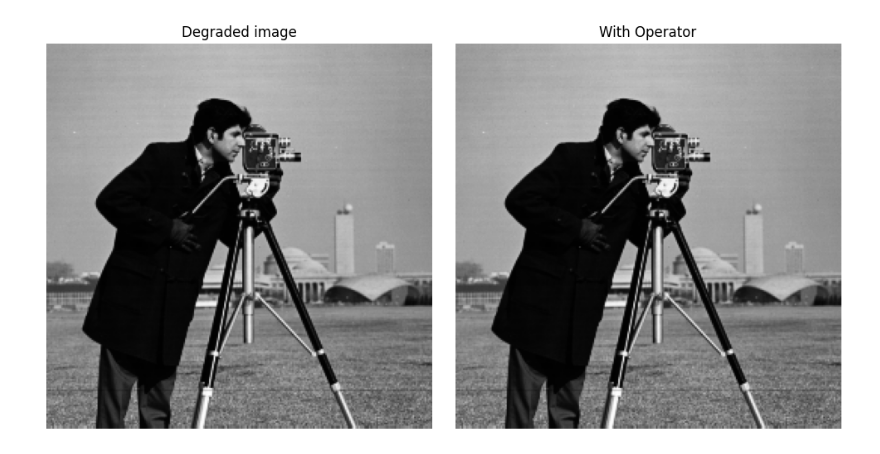
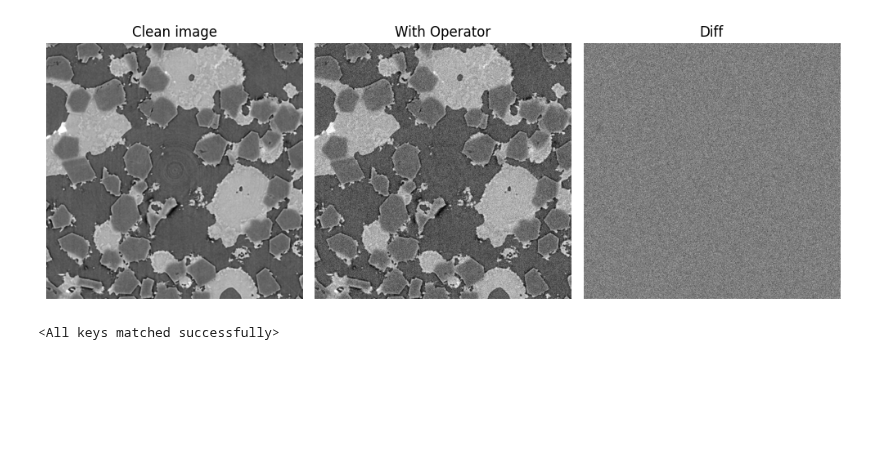
Before and after one commit to PaulBuechler-git/nf-for-inv-problems, a Jupyter notebook: notebooks/patch_nr_reconstruction.ipynb, the cells around one changed output. Drawn from its saved outputs; the diff is of its cells as text; code cells hidden in the pictures; blank space fills up the shorter version.

```diff
--- a/notebooks/patch_nr_reconstruction.ipynb
+++ b/notebooks/patch_nr_reconstruction.ipynb
@@ -26,21 +9,22 @@ blurred_image = operator(image.float())
+# %%
+mean=0
+std = 20
+operator = NoiseOperator(mean, std)
+# %%
+rec_image = FastPatchDataset('../data/material_pt_nr/test.png', 9).images[0]
+deg_rec_image = operator(rec_image)
 # %%
-# Create a figure with two subplots arranged horizontally
-fig, axes = plt.subplots(1, 2, figsize=(10, 5))
-
-# Display the first image on the left subplot
-axes[0].imshow(image.squeeze(), cmap='gray')
-axes[0].set_title('Degraded image')
+fig, axes = plt.subplots(1, 3, figsize=(10, 5))
+axes[0].imshow(rec_image.squeeze(), cmap='gray')
+axes[0].set_title('Clean image')
 axes[0].axis('off')
-
-# Display the second image on the right subplot
-axes[1].imshow(blurred_image.squeeze(), cmap='gray')
+axes[1].imshow(deg_rec_image.squeeze(), cmap='gray')
 axes[1].set_title(f'With Operator')
 axes[1].axis('off')
-
-# Adjust spacing between subplots
+axes[2].imshow((deg_rec_image-rec_image).squeeze(), cmap='gray')
+axes[2].set_title(f'Diff')
+axes[2].axis('off')
 plt.tight_layout()
-
-# Show the figure
 plt.show()
 # %% [output]
-[figure, old version]
+[figure, new version]
@@ -52,0 +33,9 @@ deg_image = torch.clip(blurred_image + noise, 0, 255)
+# %%
+patch_size = 6
+num_layers = 5
+subnet_nodes = 512
+net = create_NF(num_layers, subnet_nodes, dimension=patch_size**2)
+weights = torch.load('../patchNR/patchNR_weights/weights_material.pth', map_location='cpu')
+net.load_state_dict(weights['net_state_dict'])
+# %% [output]
+<All keys matched successfully>
```
Also changed, not shown: parts of 20 cells of this notebook, 4 other files.
